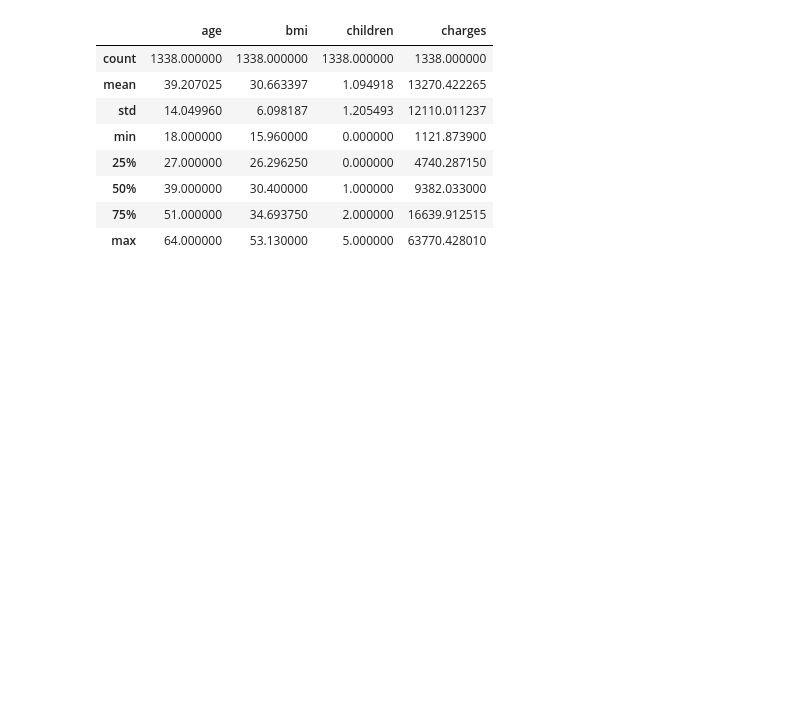
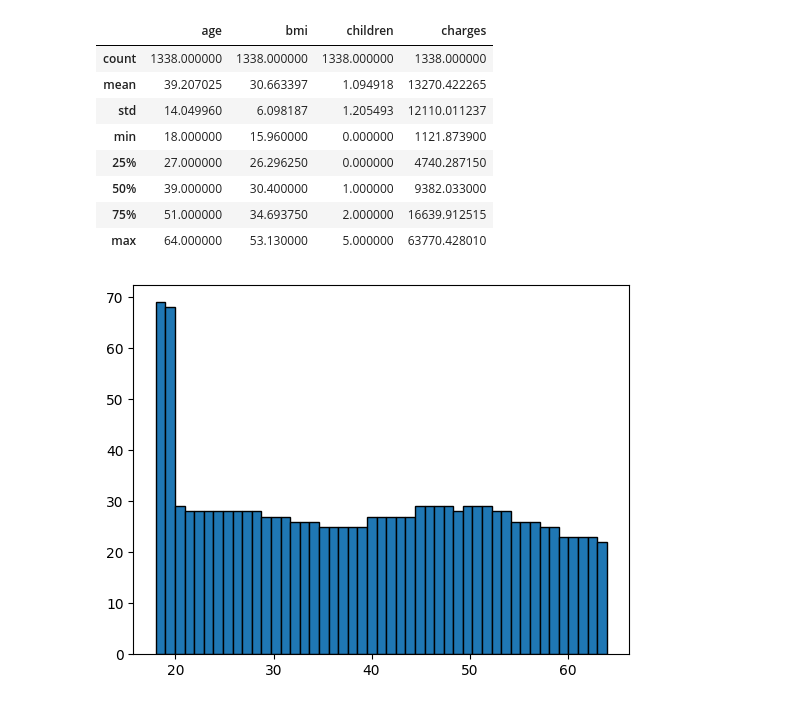
Before and after one commit to Tushar9071/ML, a Jupyter notebook: beginners/linear_regression_sklearn.ipynb, the cells around one changed output. Saved outputs shown, nothing was run; the diff lists cells and outputs as text; code cells hidden in the pictures; blank space fills up the shorter version.

```diff
--- a/beginners/linear_regression_sklearn.ipynb
+++ b/beginners/linear_regression_sklearn.ipynb
@@ -77,3 +77,8 @@ import matplotlib
 import matplotlib.pyplot as plt
 import seaborn as sns
 %matplotlib inline
+# %%
+plt.hist(df['age'],bins=47,edgecolor='black')
+plt.show()
+# %% [output]
+[figure, added]
```
Also changed, not shown: parts of 3 cells of this notebook, 1 other file.
